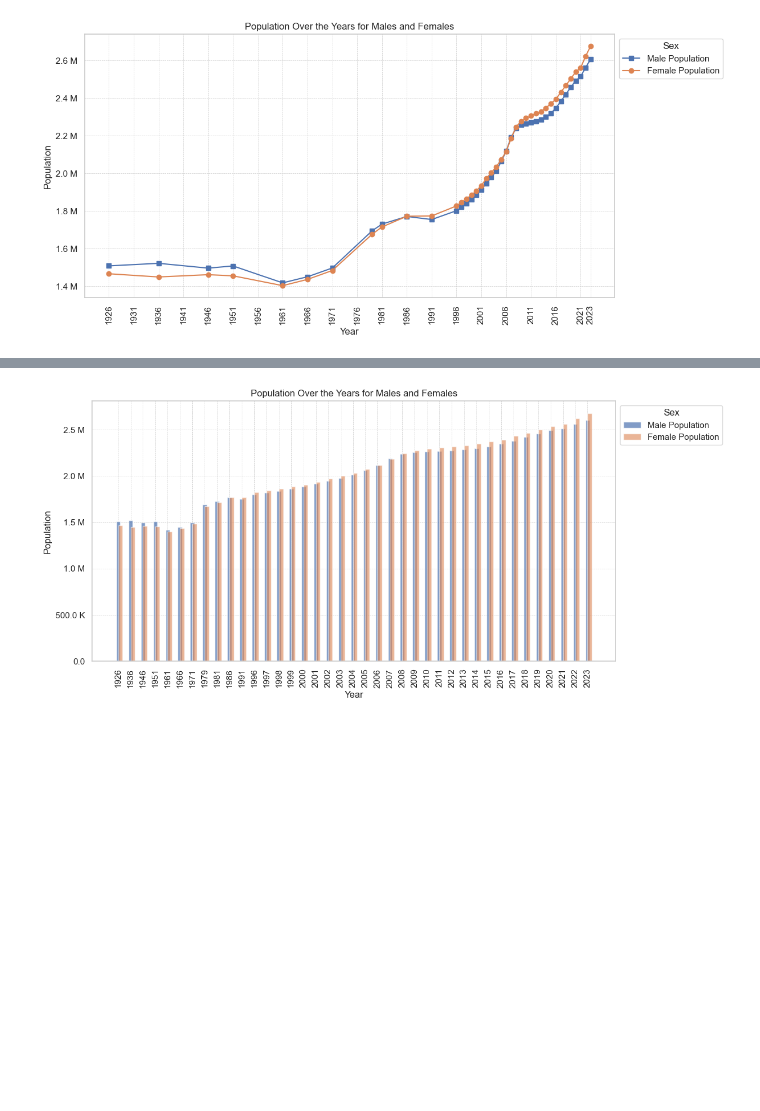
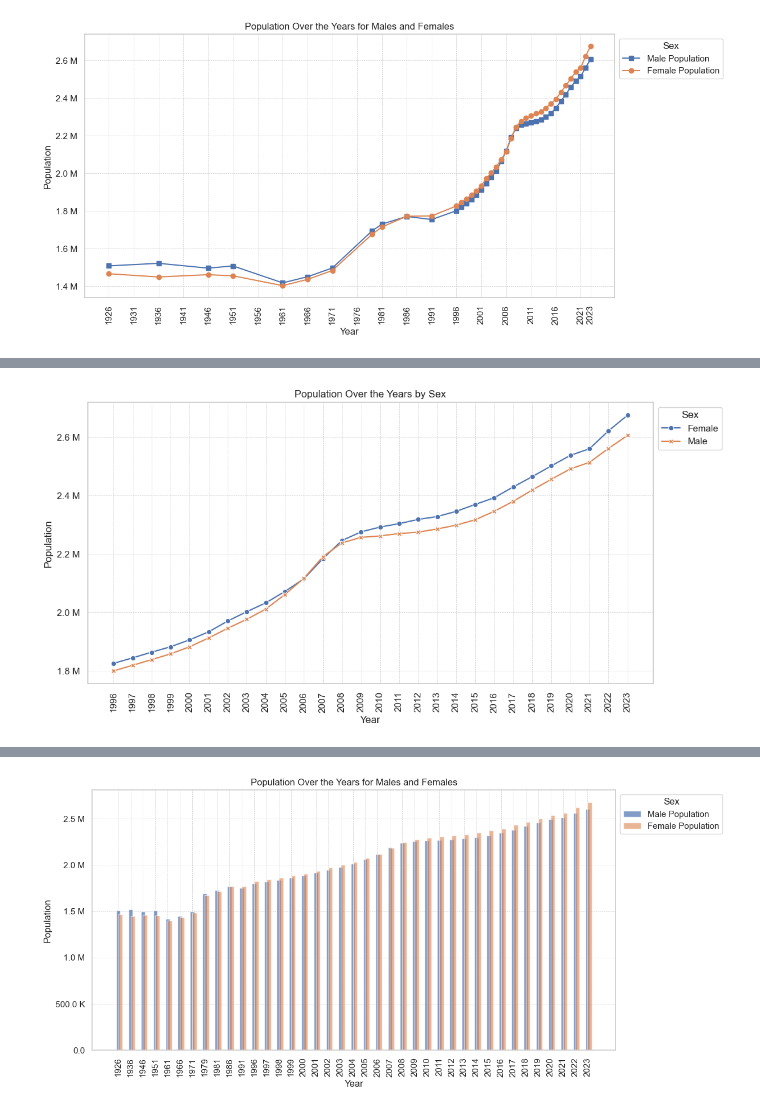
Before and after one commit to Ivkoto/DataAnalyticsMachineLearning, a Jupyter notebook: Data_Preparation/CA1_Data_Prep_V4.ipynb, the cells around one changed output, grey strips where cells are left out. Drawn from its saved outputs; the diff is of its cells as text; code cells hidden in the pictures; blank space fills up the shorter version.

```diff
--- a/Data_Preparation/CA1_Data_Prep_V4.ipynb
+++ b/Data_Preparation/CA1_Data_Prep_V4.ipynb
@@ -360,0 +383,21 @@ plt.show()
+# %%
+pivot_filtered = population_df_filtered.pivot_table(index='Year', columns='Sex', values='VALUE', aggfunc='sum')
+
+plt.figure(figsize=(12, 6))
+sns.set(style='whitegrid')
+sns.lineplot(data=pivot_filtered, markers=True, dashes=False)
+
+plt.xlabel('Year')
+plt.ylabel('Population')
+plt.title('Population Over the Years by Sex')
+
+plt.gca().yaxis.set_major_formatter(FuncFormatter(millions_formatter))
+plt.legend(title='Sex', loc='upper left', bbox_to_anchor=(1, 1))
+plt.grid(True, linestyle='--', linewidth=0.5)
+tick_interval = 1
+xticks = [pivot_filtered.index[0], pivot_filtered.index[-1]] + list(range(pivot_filtered.index[0] + tick_interval, pivot_filtered.index[-1], tick_interval))
+plt.xticks(xticks, rotation=90)
+
+plt.show()
+# %% [output]
+[figure, added]
```
Also changed, not shown: parts of 9 cells of this notebook.
